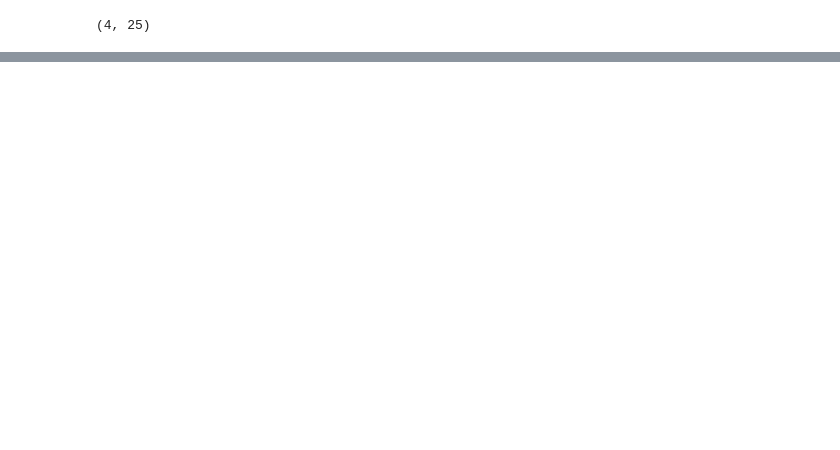
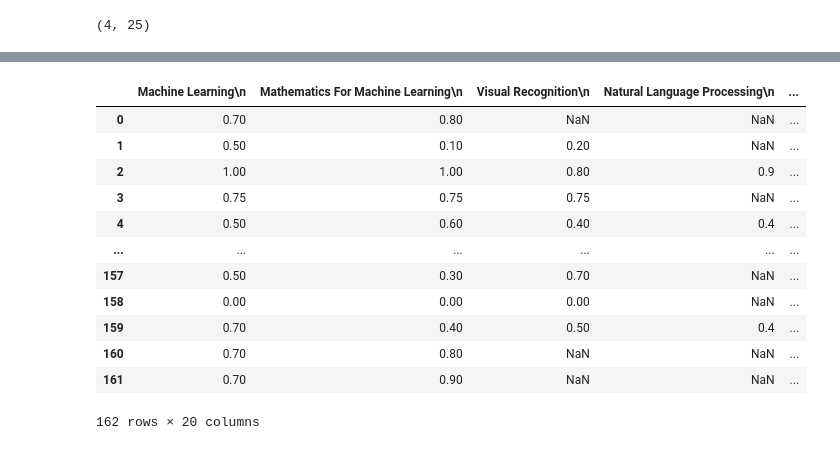
Before and after one commit to MnCSSJ4x/IIITB-Course-Recommendation-System, a Jupyter notebook: KMeans.ipynb, the cells around one changed output, grey strips where cells are left out. Cells and saved outputs as stored; diff of their text form; code cells hidden in the pictures; blank space fills up the shorter version.

```diff
--- a/KMeans.ipynb
+++ b/KMeans.ipynb
@@ -364,0 +411,4 @@ matrix.shape
+# %%
+df=pd.read_excel('Course Recommendation System.xlsx')
+df=df.drop(['ID','Start time','Completion time','Email','Name','Name(not mandatory)\n' ], axis=1)
+df
@@ -364,0 +429,3 @@ matrix.shape
+# %%
+X = df[[df.columns[0],df.columns[1],df.columns[2],df.columns[3],df.columns[4]]]
+y = df.drop(labels=["Data Structures and Algorithms","Computer Architecture\n","Discrete Mathematics\n","Economics","Programming-2"],axis="columns")
@@ -364,0 +448,16 @@ matrix.shape
+# %%
+y
+# %% [output]
+|  | Machine Learning\n | Mathematics For Machine Learning\n | Visual Recognition\n | Natural Language Processing\n | ... |
+| 0 | 0.70 | 0.80 | NaN | NaN | ... |
+| 1 | 0.50 | 0.10 | 0.20 | NaN | ... |
+| 2 | 1.00 | 1.00 | 0.80 | 0.9 | ... |
+| 3 | 0.75 | 0.75 | 0.75 | NaN | ... |
+| 4 | 0.50 | 0.60 | 0.40 | 0.4 | ... |
+| ... | ... | ... | ... | ... | ... |
+| 157 | 0.50 | 0.30 | 0.70 | NaN | ... |
+| 158 | 0.00 | 0.00 | 0.00 | NaN | ... |
+| 159 | 0.70 | 0.40 | 0.50 | 0.4 | ... |
+| 160 | 0.70 | 0.80 | NaN | NaN | ... |
+| 161 | 0.70 | 0.90 | NaN | NaN | ... |
+162 rows × 20 columns
```
Also changed, not shown: parts of 21 cells of this notebook, 4 other files.
